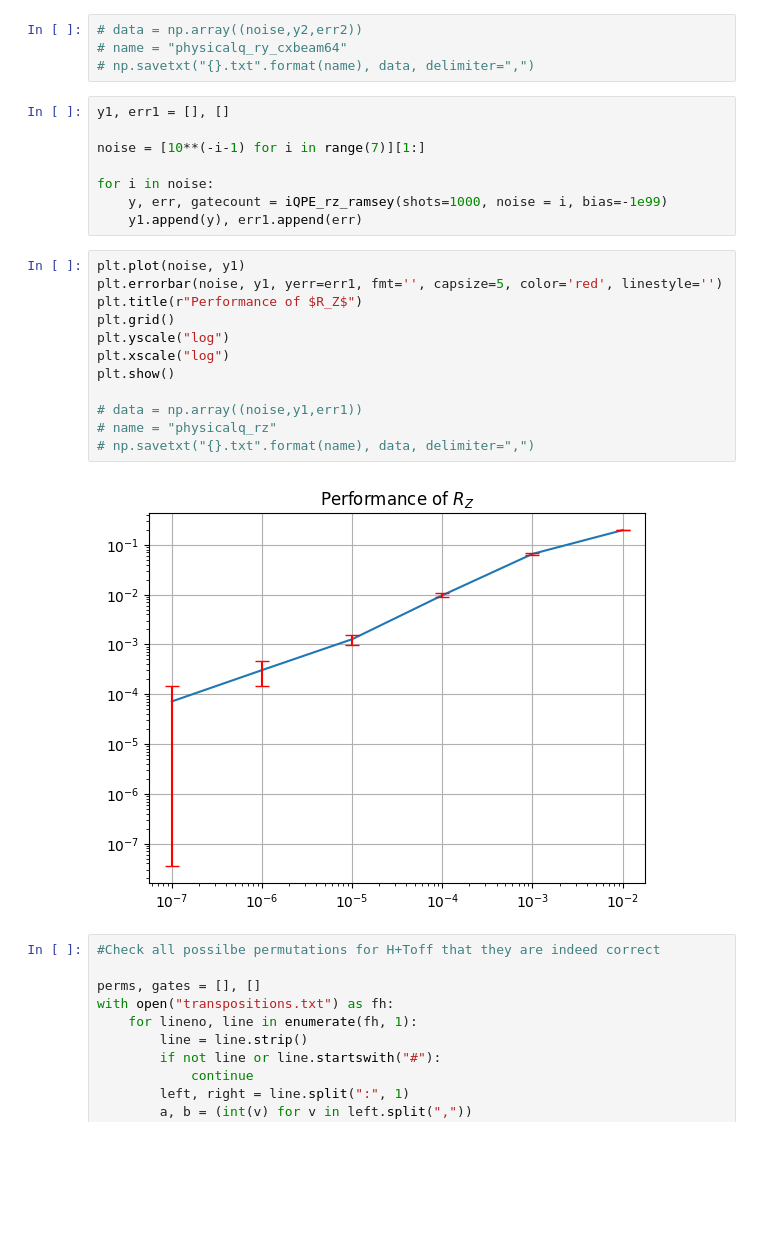
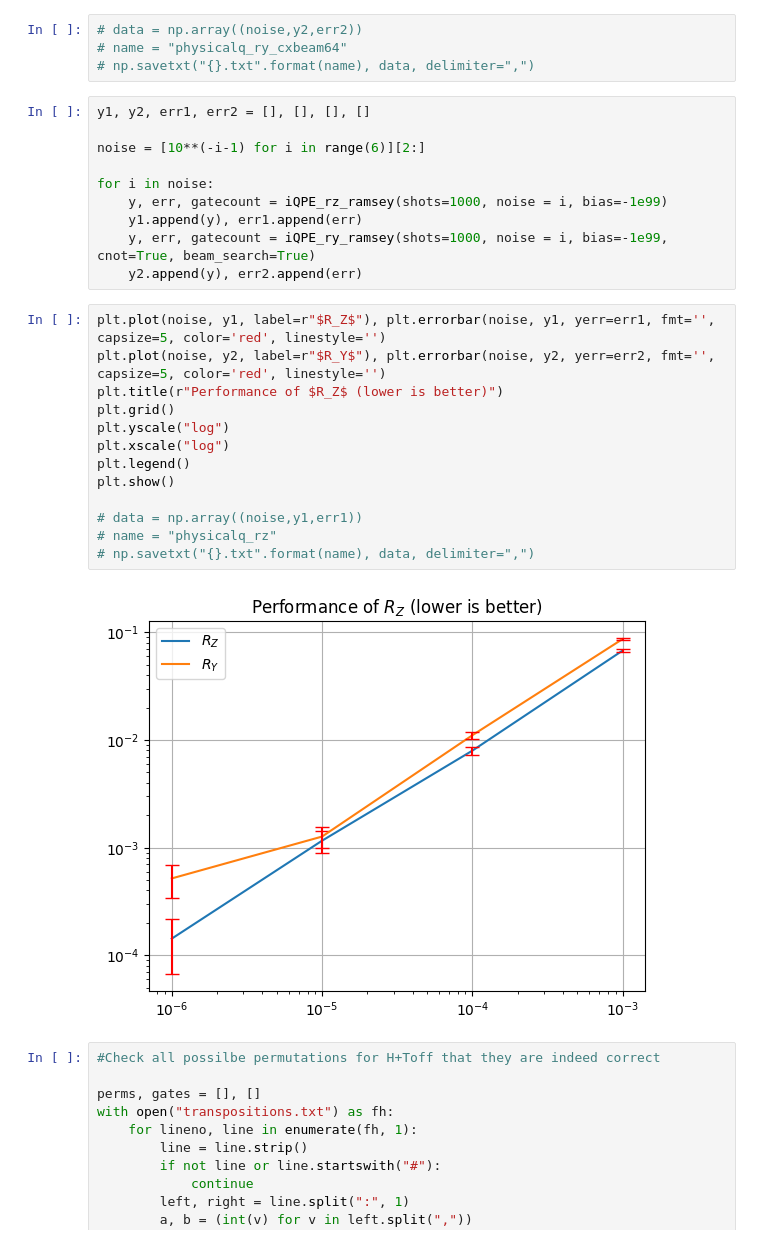
Before and after one commit to RicemanBoy/iqpe, a Jupyter notebook: h+toff synthesis/h+toff_iqpe.ipynb, the cells around one changed output. Cells and saved outputs as stored; diff of their text form; blank space fills up the shorter version.

```diff
--- a/h+toff synthesis/h+toff_iqpe.ipynb
+++ b/h+toff synthesis/h+toff_iqpe.ipynb
@@ -609,27 +611,30 @@ plt.show()
 # name = "physicalq_ry_cxbeam64"
 # np.savetxt("{}.txt".format(name), data, delimiter=",")
 # %%
-y1, err1 = [], []
+y1, y2, err1, err2 = [], [], [], []
 
-noise = [10**(-i-1) for i in range(7)][1:]
+noise = [10**(-i-1) for i in range(6)][2:]
 
 for i in noise:
     y, err, gatecount = iQPE_rz_ramsey(shots=1000, noise = i, bias=-1e99)
     y1.append(y), err1.append(err)
+    y, err, gatecount = iQPE_ry_ramsey(shots=1000, noise = i, bias=-1e99, cnot=True, beam_search=True)
+    y2.append(y), err2.append(err)
 # %%
-plt.plot(noise, y1)
-plt.errorbar(noise, y1, yerr=err1, fmt='', capsize=5, color='red', linestyle='')
-plt.title(r"Performance of $R_Z$")
+plt.plot(noise, y1, label=r"$R_Z$"), plt.errorbar(noise, y1, yerr=err1, fmt='', capsize=5, color='red', linestyle='')
+plt.plot(noise, y2, label=r"$R_Y$"), plt.errorbar(noise, y2, yerr=err2, fmt='', capsize=5, color='red', linestyle='')
+plt.title(r"Performance of $R_Z$ (lower is better)")
 plt.grid()
 plt.yscale("log")
 plt.xscale("log")
+plt.legend()
 plt.show()
 
 # data = np.array((noise,y1,err1))
 # name = "physicalq_rz"
 # np.savetxt("{}.txt".format(name), data, delimiter=",")
 # %% [output]
-[figure, old version]
+[figure, new version]
 # %%
 #Check all possilbe permutations for H+Toff that they are indeed correct
 
```
Also changed, not shown: parts of 2 cells of this notebook.
